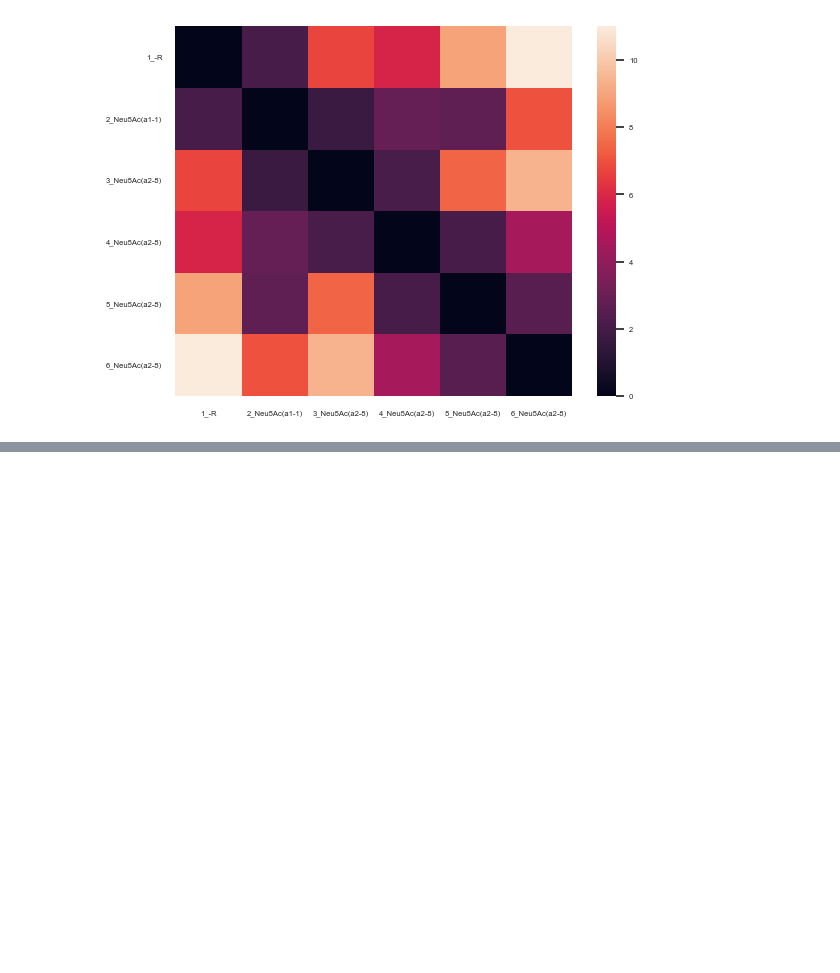
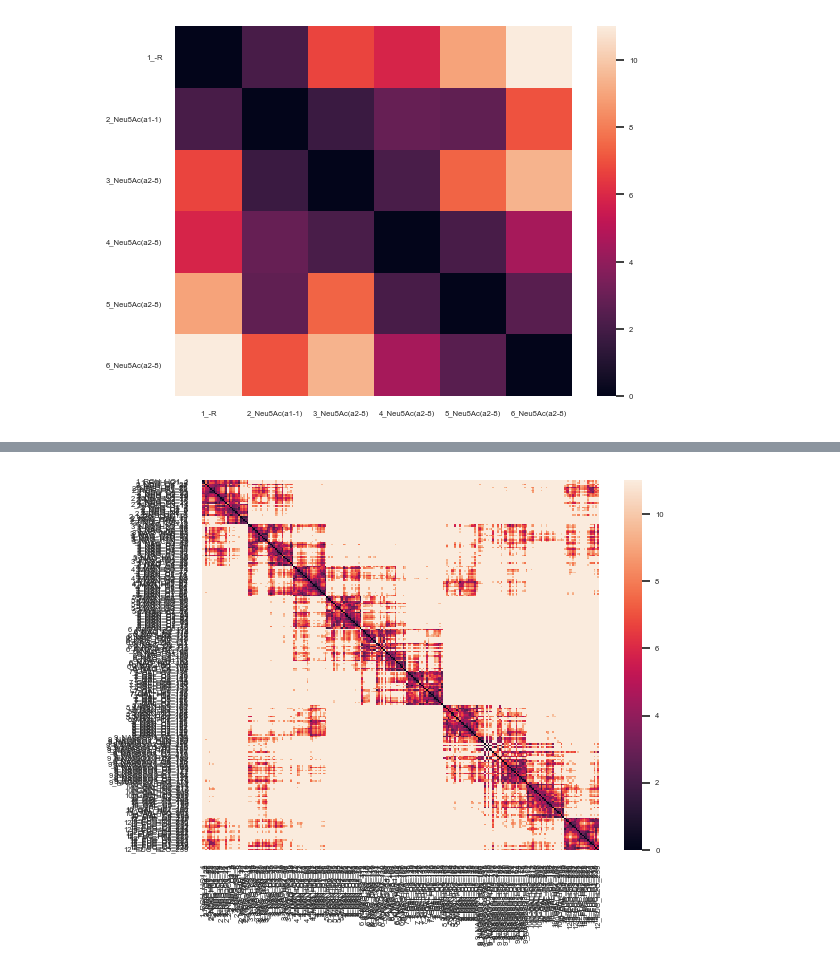
Before and after one commit to lthomes/glycontact, a Jupyter notebook: process_data.ipynb, the cells around one changed output, grey strips where cells are left out. Cells and saved outputs as stored; diff of their text form; code cells hidden in the pictures; blank space fills up the shorter version.

Commit message:
feat(process_data.ipynb) : adding a way to deal with modified glycans (wip)

```diff
--- a/process_data.ipynb
+++ b/process_data.ipynb
@@ -714,7 +715,7 @@ def correct_dataframe(df):
 
   return df
 # %%
-glycan = "Neu5Ac(a2-9)Neu5Ac(a2-9)Neu5Ac(a2-9)Neu5Ac(a2-9)Neu5Ac"
+glycan = "Man(b1-4)GlcNAc(b1-4)[Fuc(a1-6)]GlcNAc"
 
 #successfull glycan : Man(b1-4)GlcNAc(b1-4)[Fuc(a1-6)]GlcNAc
 
@@ -779,0 +783,11 @@ monosaccharide_contact_map(dist_table)
+# %%
+glycan = "Gal(b1-4)GlcNAc(b1-2)Man(a1-3)[Gal(b1-4)GlcNAc6S(b1-2)Man(a1-6)]Man(b1-4)GlcNAc(b1-4)[Fuc(a1-6)]GlcNAc"
+
+#successfull glycan : Man(b1-4)GlcNAc(b1-4)[Fuc(a1-6)]GlcNAc
+
+pdb_path = "glycans_pdb/"+glycan
+pdbs = check_available_pdb(pdb_path)
+
+pdb_file = pdb_path + "/" + pdbs[0]
+print(pdb_file)
+df = explore_threshold(pdb_file, glycan, threshold_list=[2.4,2.5,2.6,2.7,2.8,2.9,2.45,2.55,2.65,2.75,2.85,2.95,3,2.2,2.25,2.3,2.35,3.5])
@@ -779,0 +1070,5 @@ monosaccharide_contact_map(dist_table)
+# %%
+dist_table = make_atom_contact_table(new_df, mode="inclusive")
+monosaccharide_contact_map(dist_table)
+# %% [output]
+[figure, added]
```
Also changed, not shown: parts of 15 cells of this notebook, 5 other files.
